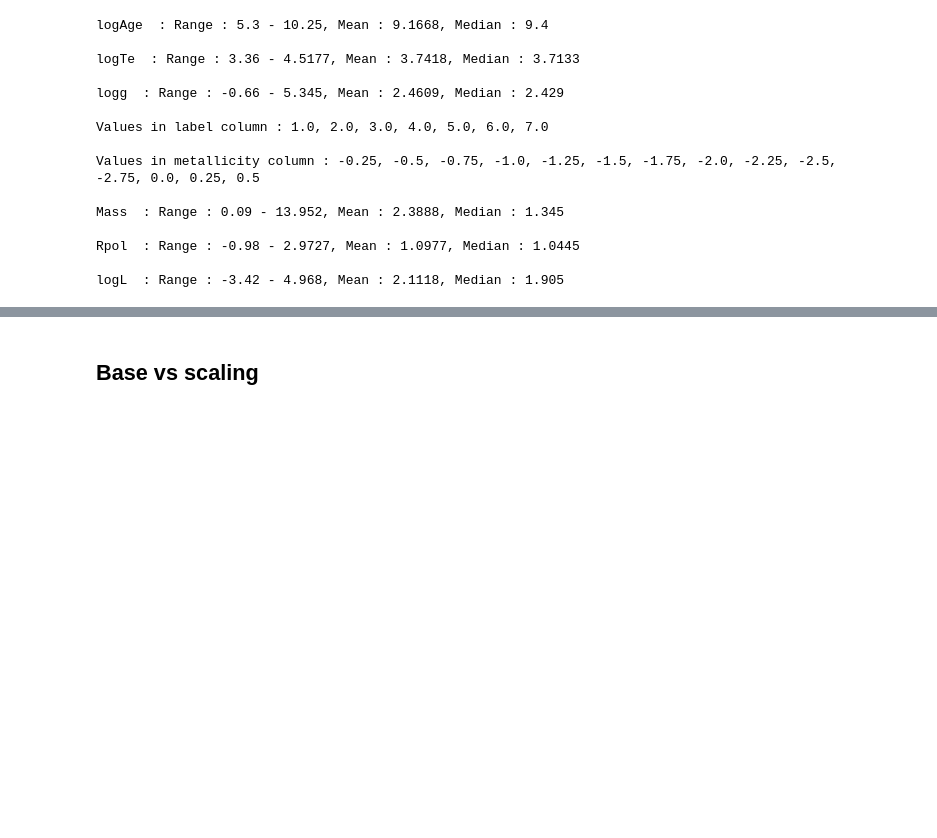
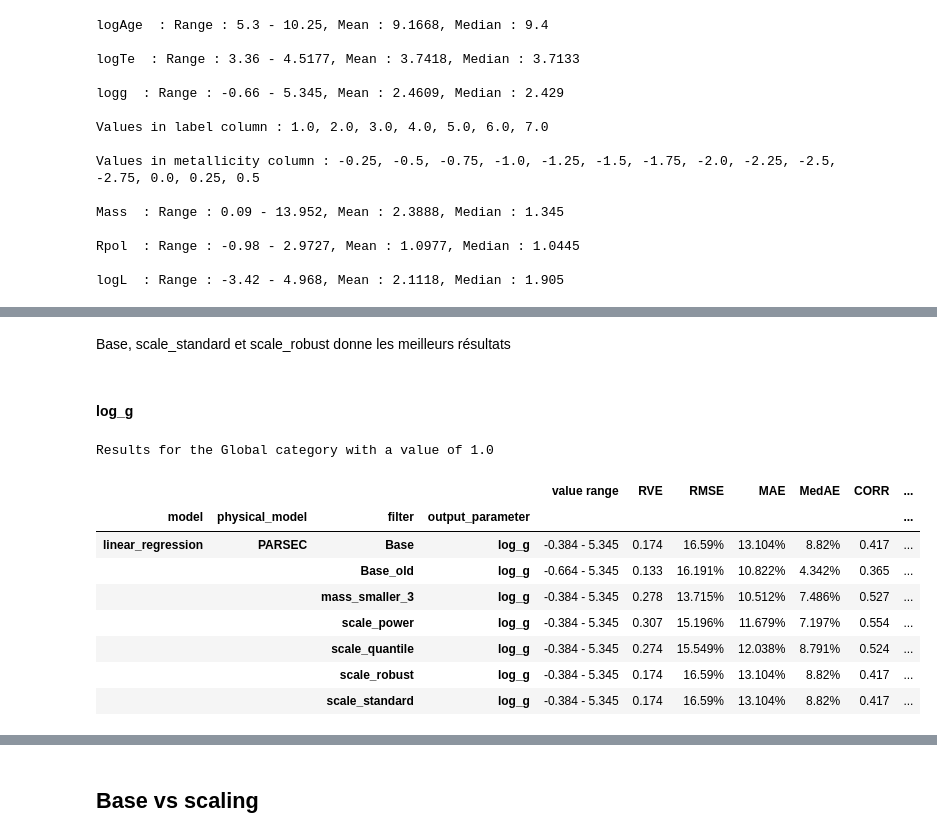
Before and after one commit to anpirott/thesis, a Jupyter notebook: notebooks/ML/method_ML/model_B/default_models/PARSEC/compare_model_results.ipynb, the cells around one changed output, grey strips where cells are left out. Cells and saved outputs as stored; diff of their text form; code cells hidden in the pictures; blank space fills up the shorter version.

```diff
--- a/notebooks/ML/method_ML/model_B/default_models/PARSEC/compare_model_results.ipynb
+++ b/notebooks/ML/method_ML/model_B/default_models/PARSEC/compare_model_results.ipynb
@@ -284,0 +337,22 @@ logL  : Range : -3.42 - 4.968, Mean : 2.1118, Median : 1.905
+# %% [markdown]
+Base, scale_standard et scale_robust donne les meilleurs résultats
+# %% [markdown]
+#### log_g
+# %%
+compare_metrics(path, value_rounding=3, relative_values=True,
+                output_parameters=["log_g"],
+                physical_models=["PARSEC"],
+                model_names=["linear_regression"],
+                categories=["Global"]
+                )
+# %% [output]
+Results for the Global category with a value of 1.0
+|  |  |  |  | value range | RVE | RMSE | MAE | MedAE | CORR | ... |
+| model | physical_model | filter | output_parameter |  |  |  |  |  |  | ... |
+| linear_regression | PARSEC | Base | log_g | -0.384 - 5.345 | 0.174 | 16.59% | 13.104% | 8.82% | 0.417 | ... |
+|  |  | Base_old | log_g | -0.664 - 5.345 | 0.133 | 16.191% | 10.822% | 4.342% | 0.365 | ... |
+|  |  | mass_smaller_3 | log_g | -0.384 - 5.345 | 0.278 | 13.715% | 10.512% | 7.486% | 0.527 | ... |
+|  |  | scale_power | log_g | -0.384 - 5.345 | 0.307 | 15.196% | 11.679% | 7.197% | 0.554 | ... |
+|  |  | scale_quantile | log_g | -0.384 - 5.345 | 0.274 | 15.549% | 12.038% | 8.791% | 0.524 | ... |
+|  |  | scale_robust | log_g | -0.384 - 5.345 | 0.174 | 16.59% | 13.104% | 8.82% | 0.417 | ... |
+|  |  | scale_standard | log_g | -0.384 - 5.345 | 0.174 | 16.59% | 13.104% | 8.82% | 0.417 | ... |
```
Also changed, not shown: parts of 76 cells of this notebook.
